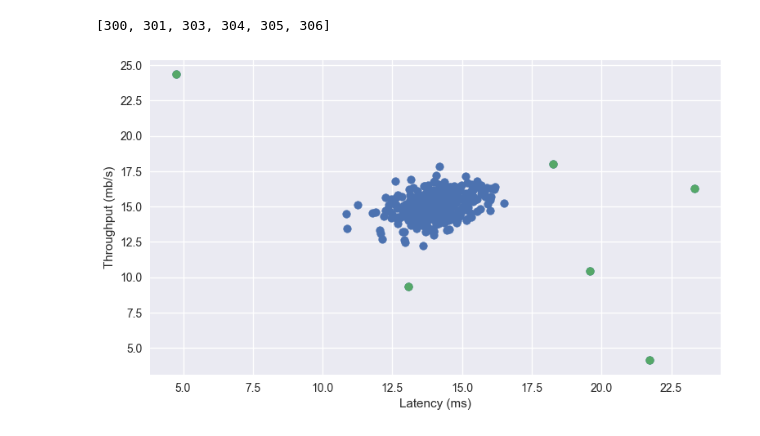
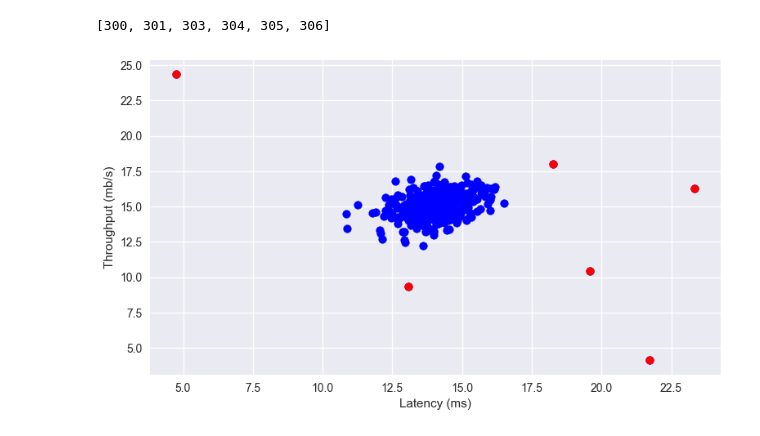
Before and after one commit to antonyanto/Data_Science_Projects, a Jupyter notebook: Anomaly_Detection.ipynb, the cells around one changed output. Cells and saved outputs as stored; diff of their text form; code cells hidden in the pictures.

```diff
--- a/Anomaly_Detection.ipynb
+++ b/Anomaly_Detection.ipynb
@@ -20,3 +21,5 @@ test_data = loadmat(file_name="G:\\Datasets\\Anomaly Detection\\anomaly_test.mat
+# %%
+train_data = loadmat(file_name="anomaly_train.mat")
 # %% [markdown]
 ## Helper Functions
 # %%
@@ -102,10 +105,10 @@ anomaly_idx
 # %% [output]
 [300, 301, 303, 304, 305, 306]
 # %%
-plt.scatter(train_data["X"][:, 0], train_data["X"][:, 1])
-plt.scatter(train_data["X"][anomaly_idx, 0], train_data["X"][anomaly_idx, 1])
+plt.scatter(train_data["X"][:, 0], train_data["X"][:, 1], c='b')
+plt.scatter(train_data["X"][anomaly_idx, 0], train_data["X"][anomaly_idx, 1], c='r')
 plt.xlabel('Latency (ms)')
 plt.ylabel('Throughput (mb/s)')
 plt.show()
 # %% [output]
-[figure, old version]
+[figure, new version]
```
Also changed, not shown: parts of 3 cells of this notebook.
